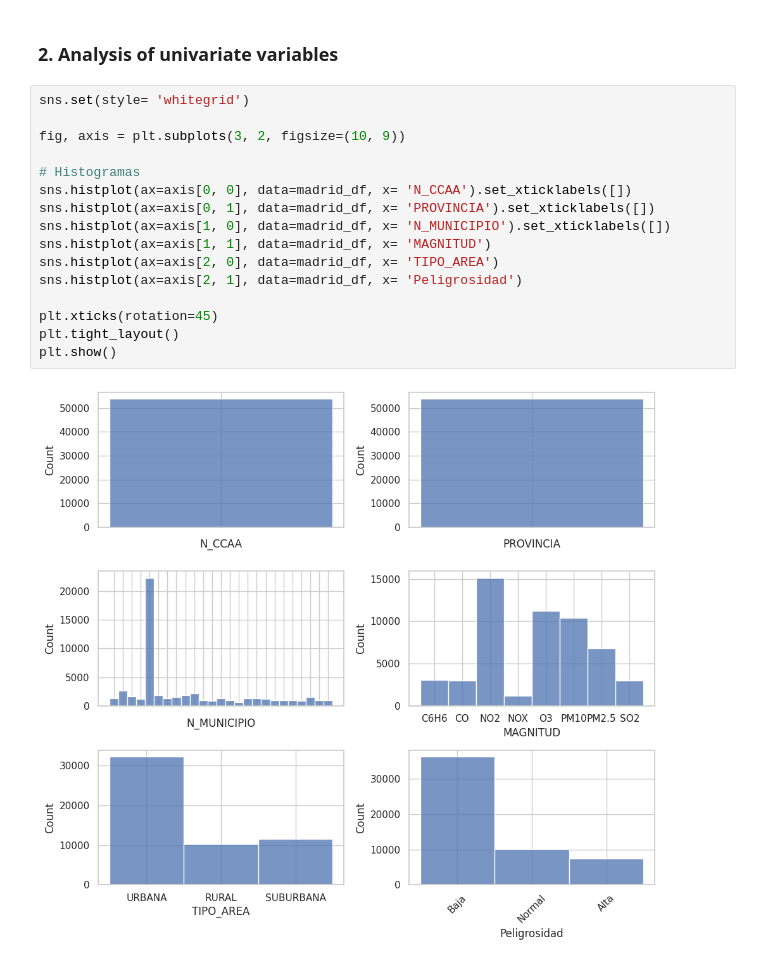
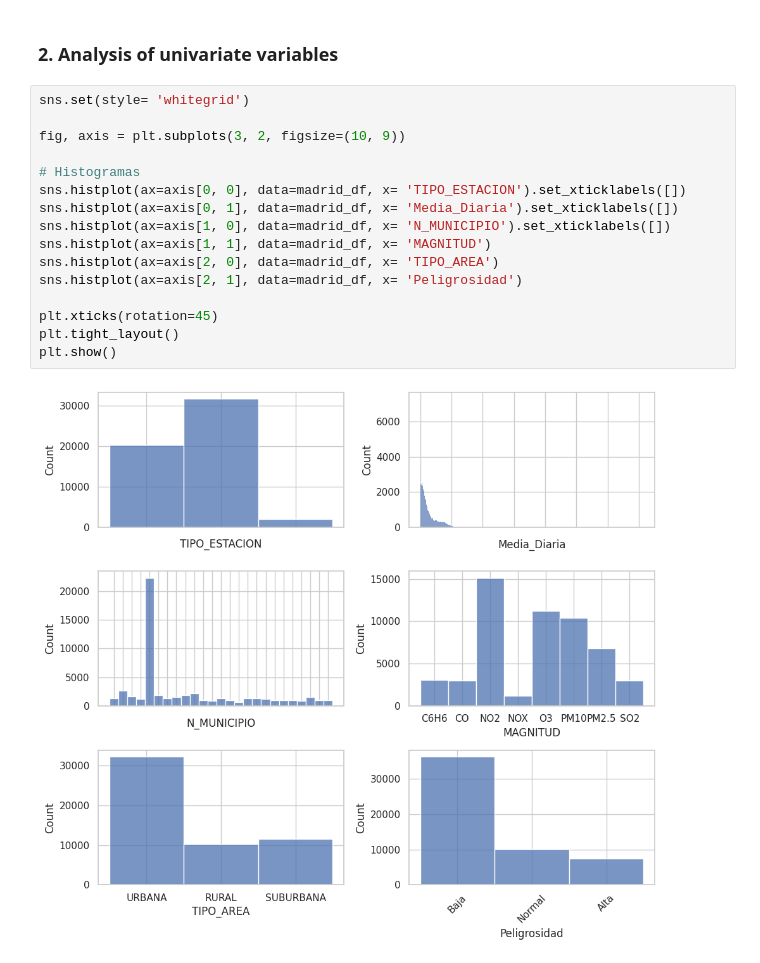
Before and after one commit to Yakondra/Final-project-air-quality, a Jupyter notebook: src/EDA_madrid.ipynb, the cells around one changed output. Saved outputs shown, nothing was run; the diff lists cells and outputs as text.

```diff
--- a/src/EDA_madrid.ipynb
+++ b/src/EDA_madrid.ipynb
@@ -121,18 +121,18 @@ madrid_df
 # %%
 sns.set(style= 'whitegrid')
 
 fig, axis = plt.subplots(3, 2, figsize=(10, 9))
 
 # Histogramas
-sns.histplot(ax=axis[0, 0], data=madrid_df, x= 'N_CCAA').set_xticklabels([])
-sns.histplot(ax=axis[0, 1], data=madrid_df, x= 'PROVINCIA').set_xticklabels([])
+sns.histplot(ax=axis[0, 0], data=madrid_df, x= 'TIPO_ESTACION').set_xticklabels([])
+sns.histplot(ax=axis[0, 1], data=madrid_df, x= 'Media_Diaria').set_xticklabels([])
 sns.histplot(ax=axis[1, 0], data=madrid_df, x= 'N_MUNICIPIO').set_xticklabels([])
 sns.histplot(ax=axis[1, 1], data=madrid_df, x= 'MAGNITUD')
 sns.histplot(ax=axis[2, 0], data=madrid_df, x= 'TIPO_AREA')
 sns.histplot(ax=axis[2, 1], data=madrid_df, x= 'Peligrosidad')
 
 plt.xticks(rotation=45)
 plt.tight_layout()
 plt.show()
 # %% [output]
-[figure, old version]
+[figure, new version]
```
Also changed, not shown: parts of 18 cells of this notebook, 4 other files.
